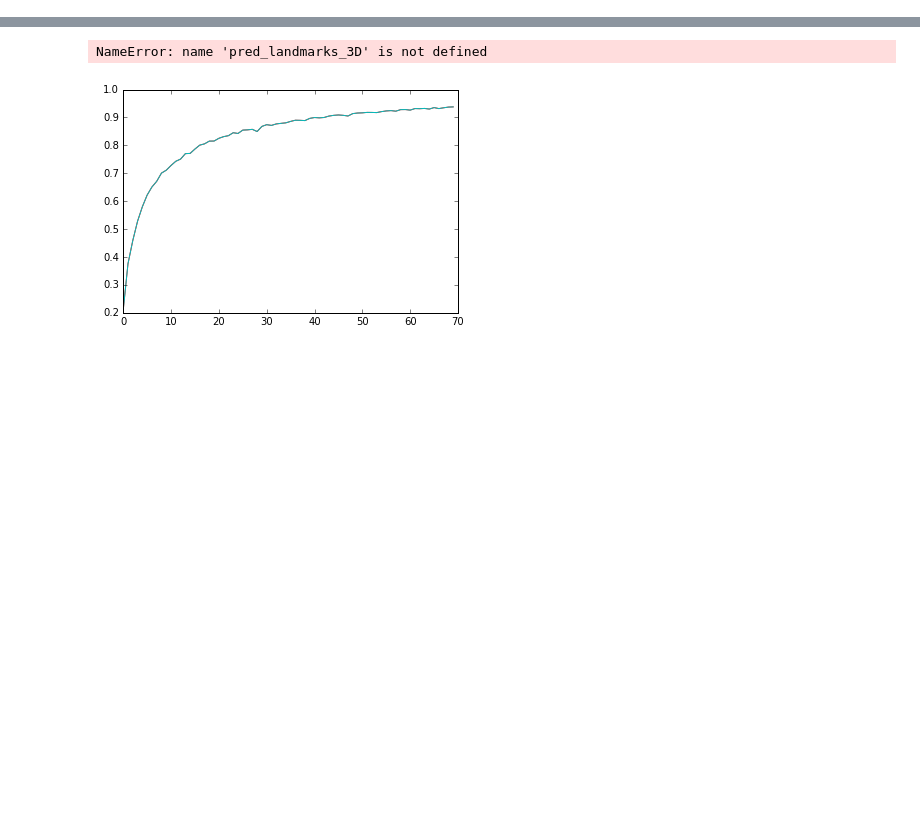
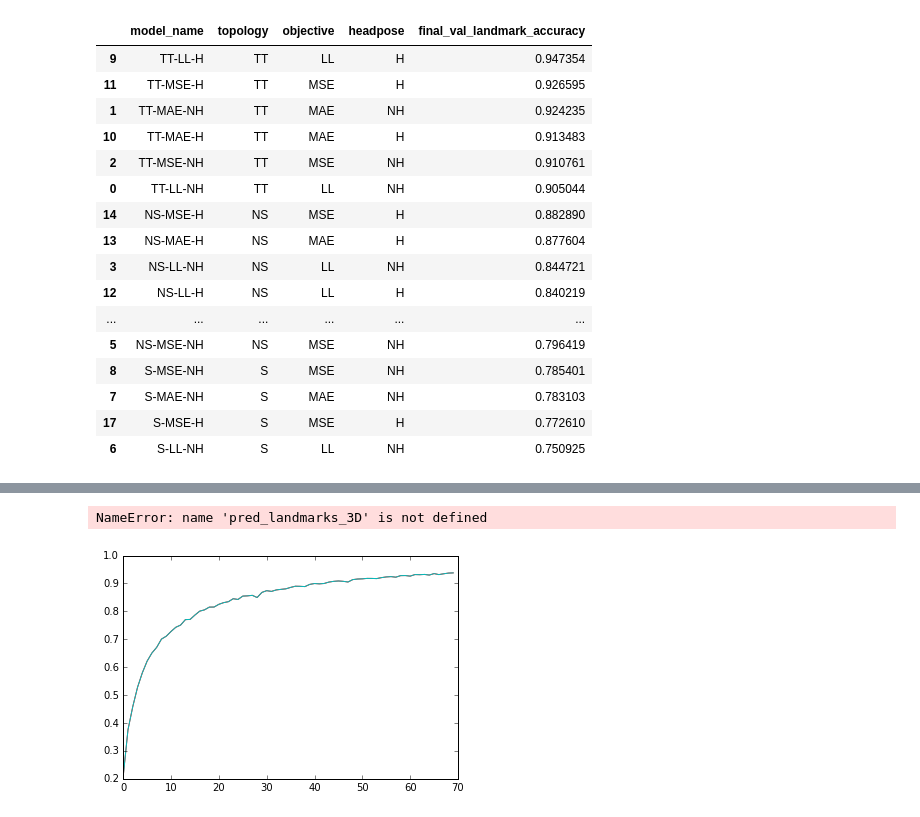
Before and after one commit to danakianfar/landmark_detection, a Jupyter notebook: evaluation.ipynb, the cells around one changed output, grey strips where cells are left out. Saved outputs shown, nothing was run; the diff lists cells and outputs as text; code cells hidden in the pictures; blank space fills up the shorter version.

```diff
--- a/evaluation.ipynb
+++ b/evaluation.ipynb
@@ -167,2 +165,23 @@ df_2d
+# %%
+table_2d = df_2d[['model_name', 'topology', 'objective', 'headpose', 'final_val_landmark_accuracy']]
+table_2d
+# %% [output]
+|  | model_name | topology | objective | headpose | final_val_landmark_accuracy |
+| 9 | TT-LL-H | TT | LL | H | 0.947354 |
+| 11 | TT-MSE-H | TT | MSE | H | 0.926595 |
+| 1 | TT-MAE-NH | TT | MAE | NH | 0.924235 |
+| 10 | TT-MAE-H | TT | MAE | H | 0.913483 |
+| 2 | TT-MSE-NH | TT | MSE | NH | 0.910761 |
+| 0 | TT-LL-NH | TT | LL | NH | 0.905044 |
+| 14 | NS-MSE-H | NS | MSE | H | 0.882890 |
+| 13 | NS-MAE-H | NS | MAE | H | 0.877604 |
+| 3 | NS-LL-NH | NS | LL | NH | 0.844721 |
+| 12 | NS-LL-H | NS | LL | H | 0.840219 |
+| ... | ... | ... | ... | ... | ... |
+| 5 | NS-MSE-NH | NS | MSE | NH | 0.796419 |
+| 8 | S-MSE-NH | S | MSE | NH | 0.785401 |
+| 7 | S-MAE-NH | S | MAE | NH | 0.783103 |
+| 17 | S-MSE-H | S | MSE | H | 0.772610 |
+| 6 | S-LL-NH | S | LL | NH | 0.750925 |
 # %%
 model, preds = load_model_and_predict(
```
Also changed, not shown: parts of 12 cells of this notebook, 2 other files.
